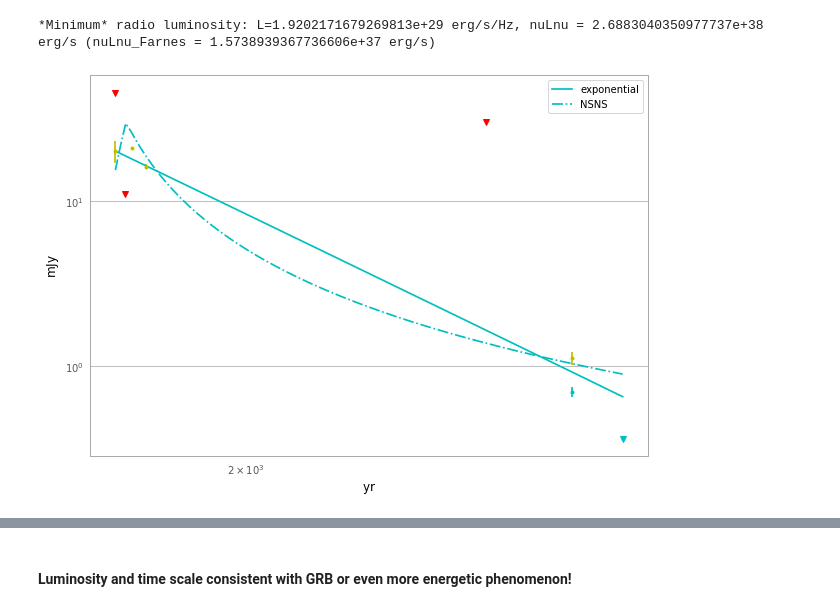
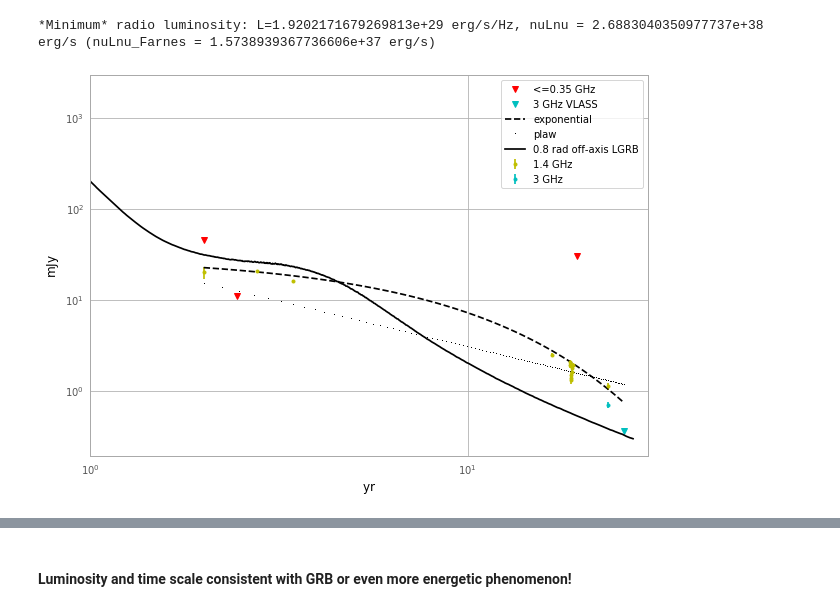
Before and after one commit to caseyjlaw/vlass_query, a Jupyter notebook: J141918.855+394036.03.ipynb, the cells around one changed output, grey strips where cells are left out. Drawn from its saved outputs; the diff is of its cells as text; code cells hidden in the pictures.

Commit message:
new off-axis lgrb models overplotted

```diff
--- a/J141918.855+394036.03.ipynb
+++ b/J141918.855+394036.03.ipynb
@@ -437,14 +437,14 @@ def lc_margalit(D, nu, t0):
 
     return timearr, fluxarr
 
-def lc_plaw(f0, t0, dt, alpha):
+def lc_plaw(f0, t0, alpha):
     """ General powerlaw lightcurve
     """
 
     timearr = np.linspace(t_ab6860, t_vlass, 100)
     fluxarr = np.zeros_like(timearr)
 
-    fluxarr = f0 * ((timearr - t0)/dt)**alpha
+    fluxarr = f0 * (timearr - t0)**alpha
     return timearr, fluxarr
 
 def lc_exp(f0, t0, dt):
@@ -456,3 +456,10 @@ def lc_exp(f0, t0, dt):
 
     fluxarr = f0 * np.exp(-(timearr - t0)/dt)
     return timearr, fluxarr
+# %%
+t0 = t_ab6860-2
+# %%
+lgrb0 = pd.read_table("model_lgrb_vla0d80.txt", sep='  ', comment='#', names=['days', 'flux', 'flux_forward'])
+
+t_lgrb0 = lgrb0.days/365.24 + t0
+s_lgrb0 = lgrb0.flux*1.5e3*3
@@ -459,23 +471,34 @@ def lc_exp(f0, t0, dt):
 # %%
-# TODO: add spectral index correction
-
 with quantity_support():
     plt.figure(figsize=(10,7))
-    plt.errorbar([t_ab6860, t_first, t_nvss, t_farnes]*u.year, [s_ab6860, s_first, s_nvss, s_farnesL]*u.milliJansky, yerr=[es_ab6860, es_first, es_nvss, es_farnesL]*u.milliJansky, fmt='y.')  # 1.4 GHz
-    plt.errorbar([t_farnes]*u.year, [s_farnesS]*u.milliJansky, yerr=[es_farnesS]*u.milliJansky, fmt='c.')  # 3 GHz
-    plt.plot([t_vlass]*u.year, [s_vlass]*u.milliJansky, 'cv')  # 3 GHz
-    plt.plot([t_tgss, t_wenss, t_ab6860]*u.year, [s_tgss, s_wenss, s_ab6860P]*u.milliJansky, 'rv')  # 150 MHz
-    times, fluxes = lc_exp(s_ab6860, t_ab6860, 7)
-    plt.plot(times, fluxes, 'c', label="exponential")
-#    times, fluxes = lc_plaw(s_ab6860, t_ab6860, 1, -2)
-#    plt.plot(times, fluxes, 'c--', label="plaw")
-    times, fluxes = lc_fong(1.5*s_ab6860, t_ab6860-2, 2.5)
-    plt.plot(times*u.year, fluxes*u.millijansky, 'c-.', label='NSNS')
+    plt.plot([t_tgss-t0, t_wenss-t0, t_ab6860-t0]*u.year,
+                 [s_tgss, s_wenss, s_ab6860P]*u.milliJansky,
+                 'rv', label="<=0.35 GHz")  # 150 MHz
+    plt.errorbar([t_ab6860-t0, t_first-t0, t_nvss-t0, t_farnes-t0]*u.year,
+                 [s_ab6860, s_first, s_nvss, s_farnesL]*u.milliJansky,
+                 yerr=[es_ab6860, es_first, es_nvss, es_farnesL]*u.milliJansky, fmt='y.',
+                 label="1.4 GHz")  # 1.4 GHz
+    plt.errorbar((t_atlas*u.year)-t0*u.year, s_atlas*u.milliJansky, yerr=es_atlas*u.milliJansky, fmt='y.')
+    plt.errorbar([t_farnes-t0]*u.year,
+                 [s_farnesS]*u.milliJansky,
+                 yerr=[es_farnesS]*u.milliJansky, fmt='c.',
+                 label="3 GHz")  # 3 GHz
+    plt.plot([t_vlass-t0]*u.year, [s_vlass]*u.milliJansky, 'cv', label="3 GHz VLASS")  # 3 GHz
+
+    times, fluxes = lc_exp(1.5*s_ab6860, t0, 7)
+    plt.plot(times-t0, fluxes, 'k--', label="exponential")
+    times, fluxes = lc_plaw(1.5*s_ab6860, t0, -1)
+    plt.plot(times-t0, fluxes, 'k,', label="plaw")
+#    times, fluxes = lc_fong(1.5*s_ab6860, t_ab6860-2, 2.5)
+#    plt.plot(times*u.year, fluxes*u.millijansky, 'c-.', label='NSNS')
+    plt.plot(t_lgrb0-t0, s_lgrb0, 'k', label="0.8 rad off-axis LGRB")
+#    plt.plot(t_lgrb1-t0+1, s_lgrb1/3, 'k-.', label="1.57 rad off-axis LGRB")
     plt.loglog()
     plt.legend()
+    plt.xlim(1, 30)
     plt.savefig("models_j1419.pdf", format="pdf")
 # %% [output]
-[figure, old version]
+[figure, new version]
 # %% [markdown]
 Compare to Kamble et al (2014), on VLASS discovery of radio supernovae.
 <img src="kamble.png" width="500" />
```
Also changed, not shown: parts of 1 cell of this notebook, 2 other files.
